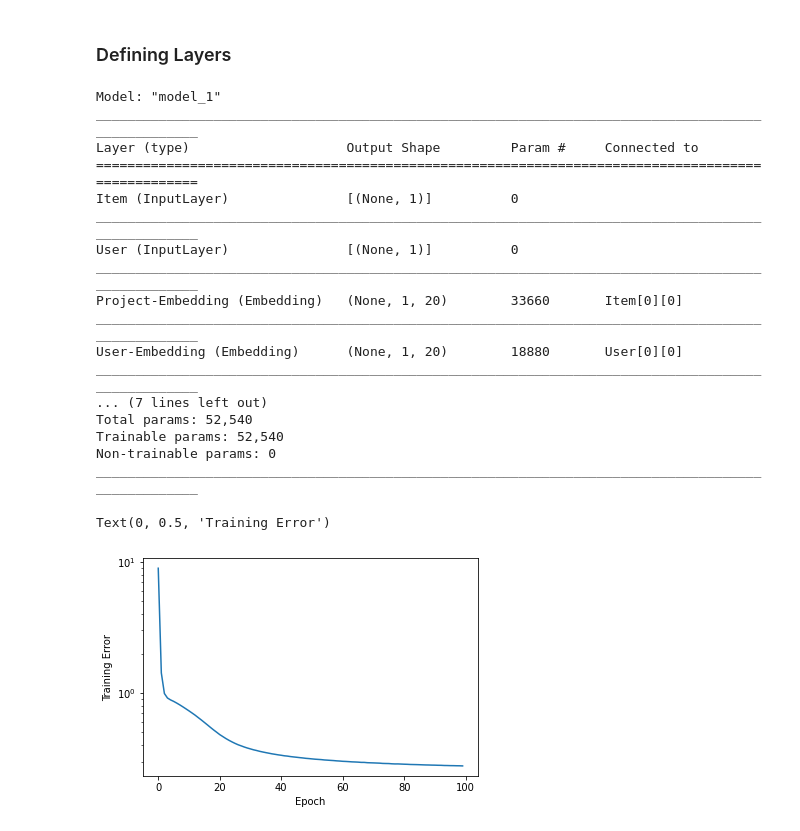
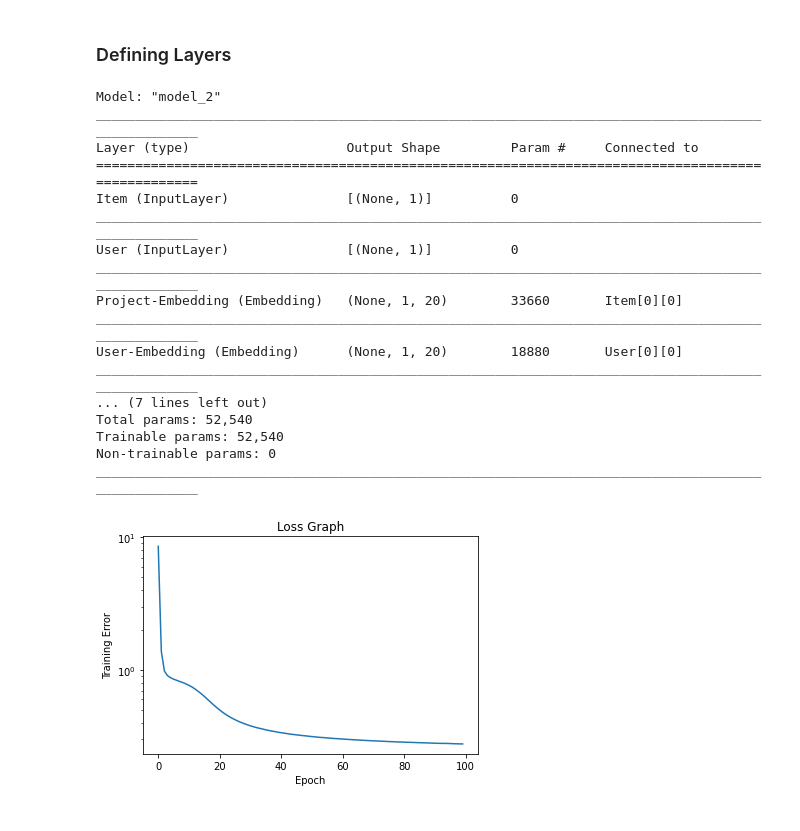
Before and after one commit to ANIRUDH-19BCS6136/Deep-Learning, a Jupyter notebook: Collaborative_filtering_with_TensorFlow_RS.ipynb, the cells around one changed output. Drawn from its saved outputs; the diff is of its cells as text; code cells hidden in the pictures.

```diff
--- a/Collaborative_filtering_with_TensorFlow_RS.ipynb
+++ b/Collaborative_filtering_with_TensorFlow_RS.ipynb
@@ -44,7 +59,9 @@ proj_input = keras.layers.Input(shape=[1],name='Item')
 proj_embedding = keras.layers.Embedding(n_project + 1, n_latent_factors, name='Project-Embedding')(proj_input)
 proj_vec = keras.layers.Flatten(name='Flattenproject')(proj_embedding)
 user_input = keras.layers.Input(shape=[1],name='User')
-user_vec = keras.layers.Flatten(name='FlattenUsers')(keras.layers.Embedding(n_users + 1, n_latent_factors,name='User-Embedding')(user_input))
+user_embedding = keras.layers.Embedding(n_users + 1, n_latent_factors,name='User-Embedding')(user_input)
+user_vec = keras.layers.Flatten(name='FlattenUsers')(user_embedding)
+
 prod = keras.layers.dot([proj_vec, user_vec], axes=1,name='DotProduct')
 model = keras.Model([user_input, proj_input], prod)
 # %%
@@ -52,7 +69,7 @@ model.compile(optimizer='adam', loss='mean_squared_error', metrics=['mae', 'mse'
 # %%
 model.summary()
 # %% [output]
-Model: "model_1"
+Model: "model_2"
 __________________________________________________________________________________________________
 Layer (type)                    Output Shape         Param #     Connected to
 ==================================================================================================
@@ -74,11 +91,12 @@ history = model.fit([train.user_id, train.proj_id], train.rating, epochs=100, ve
 # %%
 import matplotlib.pyplot as plt
 pd.Series(history.history['loss']).plot(logy=True)
 plt.xlabel("Epoch")
 plt.ylabel("Training Error")
+plt.title('Loss Graph')
+plt.show()
 # %% [output]
-Text(0, 0.5, 'Training Error')
-[figure, old version]
+[figure, new version]
 # %%
 results = model.evaluate((test.user_id, test.proj_id), test.rating, batch_size=1)
 # %% [output]
```
Also changed, not shown: parts of 13 cells of this notebook.
